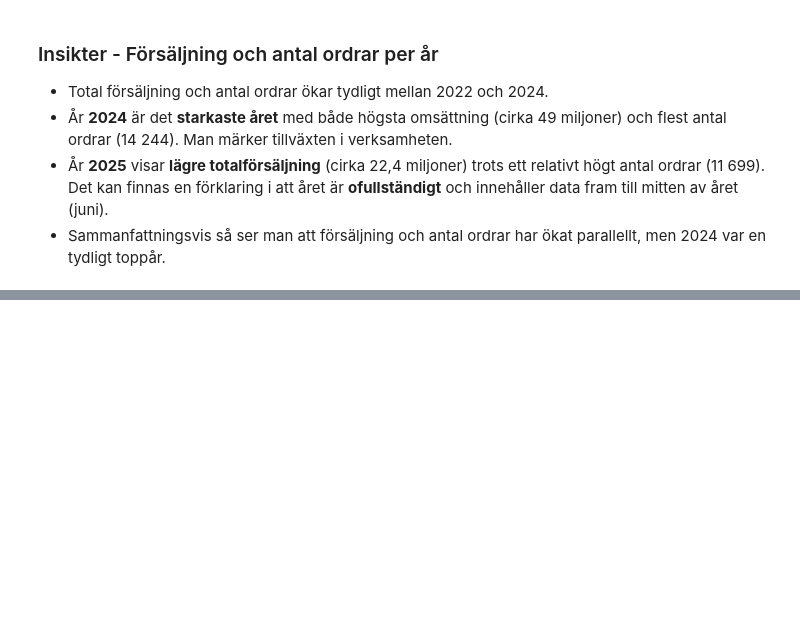
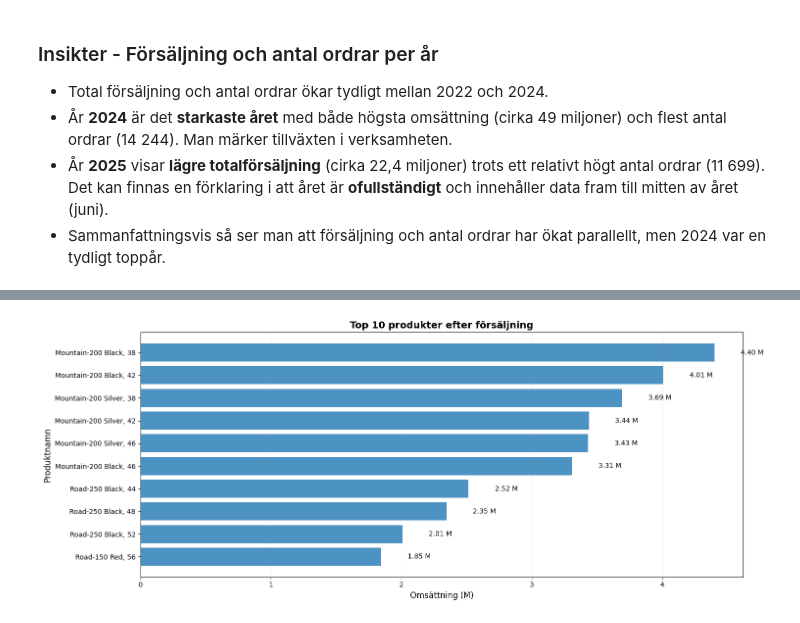
Before and after one commit to KataBeh/adventureworks-analys, a Jupyter notebook: notebooks/analys.ipynb, the cells around one changed output, grey strips where cells are left out. Cells and saved outputs as stored; diff of their text form; code cells hidden in the pictures; blank space fills up the shorter version.

```diff
--- a/notebooks/analys.ipynb
+++ b/notebooks/analys.ipynb
@@ -310,0 +324,42 @@ plt.show()
+# %%
+query_vis5 = """
+SELECT TOP 10
+    p.Name AS ProduktNamn,
+    SUM(sod.LineTotal) AS Försäljningsvärde,
+    SUM(sod.OrderQty) AS AntalSåldaProdukter
+FROM Sales.SalesOrderDetail sod
+JOIN Production.Product p ON sod.ProductID = p.ProductID
+GROUP BY p.Name
+ORDER BY Försäljningsvärde DESC;
+"""
+
+df_vis5 = query_df(query_vis5)
+# %%
+df_vis5 = df_vis5.sort_values('Försäljningsvärde', ascending = False)
+df_vis5 = df_vis5.iloc[::-1]                                            # störst överst
+
+fig, ax = plt.subplots(figsize = (15, 6))
+
+bars = ax.barh(
+    df_vis5['ProduktNamn'],
+    df_vis5['Försäljningsvärde']/ 1_000_000,                               # i miljoner
+    alpha = 0.8
+)
+
+for bar in bars:
+    width = bar.get_width()
+    ax.text(
+        width + 0.2,
+        bar.get_y() + bar.get_height()/ 2,
+        f'{width:.2f} M',
+        va = 'center'
+    )
+
+ax.set_xlabel('Omsättning (M)', fontsize = 12)
+ax.set_ylabel('Produktnamn', fontsize = 12)
+ax.set_title('Top 10 produkter efter försäljning', fontsize= 14, fontweight = 'bold')
+ax.grid(True, axis = 'x', alpha = 0.3)
+plt.tight_layout()
+plt.show()
+# %% [output]
+[figure, added]
```
Also changed, not shown: parts of 3 cells of this notebook, 1 other file.
